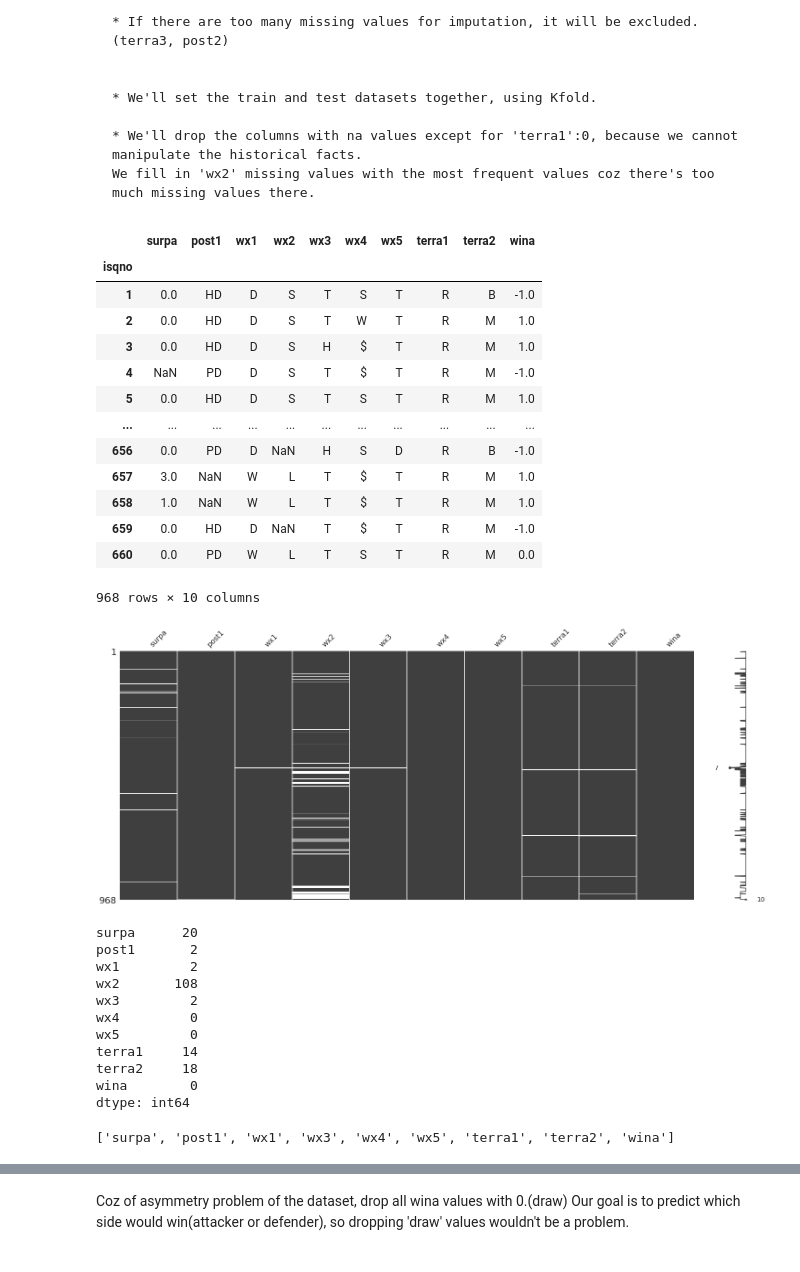
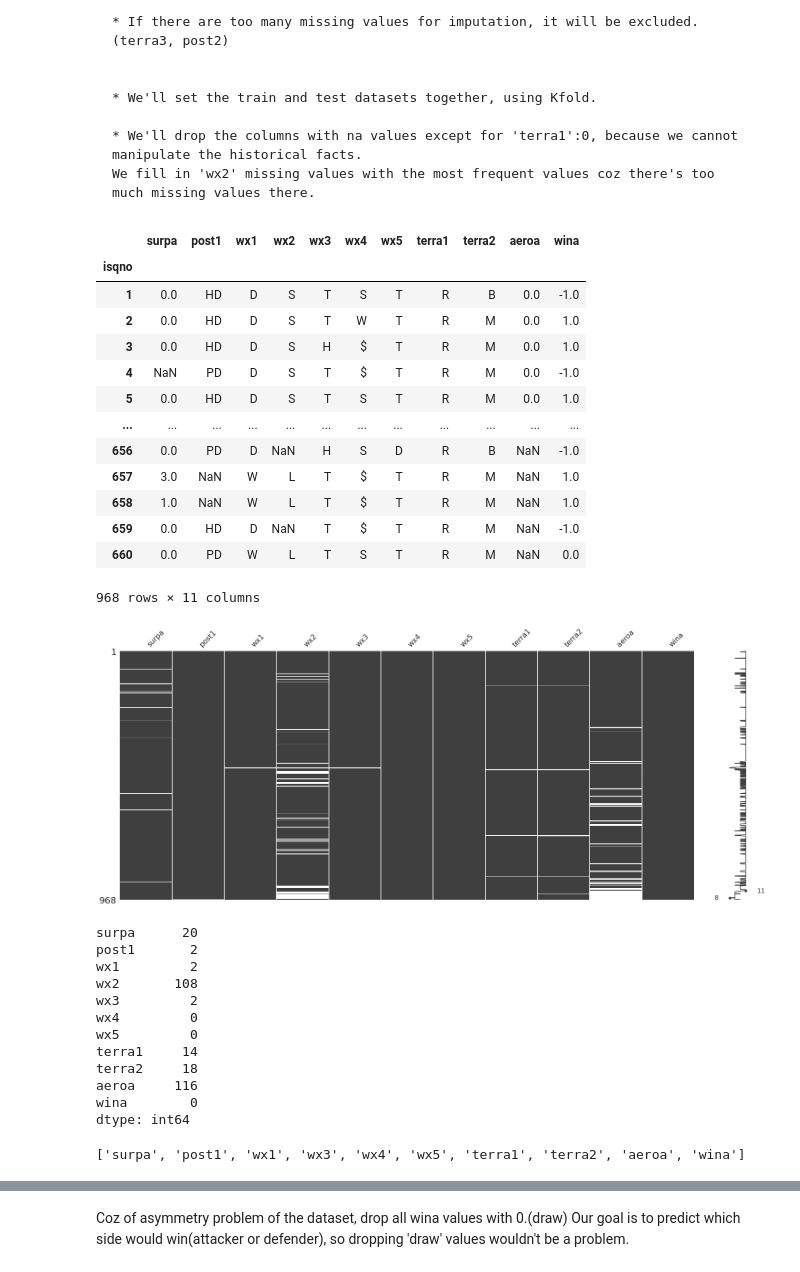
Before and after one commit to euihyeonmoon/Moonslab, a Jupyter notebook: victory-prediction.ipynb, the cells around one changed output, grey strips where cells are left out. Saved outputs shown, nothing was run; the diff lists cells and outputs as text; code cells hidden in the pictures.

```diff
--- a/victory-prediction.ipynb
+++ b/victory-prediction.ipynb
@@ -202,7 +202,7 @@ There are only 4 features that we're interested in, so we are gonna merge these
 df = pd.merge(battle, terrain , on="isqno")
 df = pd.merge(df, weather, on = "isqno")
 df.set_index('isqno', inplace = True)
-df = df[['surpa', 'post1', 'post2', 'wx1', 'wx2', 'wx3', 'wx4', 'wx5', 'terra1', 'terra2', 'terra3', 'wina']]
+df = df[['surpa', 'post1', 'post2', 'wx1', 'wx2', 'wx3', 'wx4', 'wx5', 'terra1', 'terra2', 'terra3', 'aeroa' , 'wina']]
 
 display(df.tail())
 # %% [output]
@@ -470,0 +482,4 @@ sns.countplot(x='wina', hue='post2',data= fortification ,palette='RdBu_r')
+# %%
+plt.figure(figsize = (12, 12))
+sns.set_style('whitegrid')
+sns.countplot(x='wina',hue='aeroa',data= aerial ,palette='RdBu_r')
@@ -479,29 +497,29 @@ Based on my assesment of the datasets, I'll make the following changes to the ta
     * We'll drop the columns with na values except for 'terra1':0, because we cannot manipulate the historical facts.
     We fill in 'wx2' missing values with the most frequent values coz there's too much missing values there.
 # %%
-df_combined = df[['surpa', 'post1', 'wx1', 'wx2', 'wx3', 'wx4', 'wx5', 'terra1', 'terra2', 'wina']]
+df_combined = df[['surpa', 'post1', 'wx1', 'wx2', 'wx3', 'wx4', 'wx5', 'terra1', 'terra2', 'aeroa', 'wina']]
 
 display(df_combined)
 
 msno.matrix(df_combined)
 plt.show()
 print(df_combined.isnull().sum())
 # %% [output]
-|  | surpa | post1 | wx1 | wx2 | wx3 | wx4 | wx5 | terra1 | terra2 | wina |
-| isqno |  |  |  |  |  |  |  |  |  |  |
-| 1 | 0.0 | HD | D | S | T | S | T | R | B | -1.0 |
-| 2 | 0.0 | HD | D | S | T | W | T | R | M | 1.0 |
-| 3 | 0.0 | HD | D | S | H | $ | T | R | M | 1.0 |
-| 4 | NaN | PD | D | S | T | $ | T | R | M | -1.0 |
-| 5 | 0.0 | HD | D | S | T | S | T | R | M | 1.0 |
-| ... | ... | ... | ... | ... | ... | ... | ... | ... | ... | ... |
-| 656 | 0.0 | PD | D | NaN | H | S | D | R | B | -1.0 |
-| 657 | 3.0 | NaN | W | L | T | $ | T | R | M | 1.0 |
-| 658 | 1.0 | NaN | W | L | T | $ | T | R | M | 1.0 |
-| 659 | 0.0 | HD | D | NaN | T | $ | T | R | M | -1.0 |
-| 660 | 0.0 | PD | W | L | T | S | T | R | M | 0.0 |
+|  | surpa | post1 | wx1 | wx2 | wx3 | wx4 | wx5 | terra1 | terra2 | aeroa | wina |
+| isqno |  |  |  |  |  |  |  |  |  |  |  |
+| 1 | 0.0 | HD | D | S | T | S | T | R | B | 0.0 | -1.0 |
+| 2 | 0.0 | HD | D | S | T | W | T | R | M | 0.0 | 1.0 |
+| 3 | 0.0 | HD | D | S | H | $ | T | R | M | 0.0 | 1.0 |
+| 4 | NaN | PD | D | S | T | $ | T | R | M | 0.0 | -1.0 |
+| 5 | 0.0 | HD | D | S | T | S | T | R | M | 0.0 | 1.0 |
+| ... | ... | ... | ... | ... | ... | ... | ... | ... | ... | ... | ... |
+| 656 | 0.0 | PD | D | NaN | H | S | D | R | B | NaN | -1.0 |
+| 657 | 3.0 | NaN | W | L | T | $ | T | R | M | NaN | 1.0 |
+| 658 | 1.0 | NaN | W | L | T | $ | T | R | M | NaN | 1.0 |
+| 659 | 0.0 | HD | D | NaN | T | $ | T | R | M | NaN | -1.0 |
+| 660 | 0.0 | PD | W | L | T | S | T | R | M | NaN | 0.0 |
-968 rows × 10 columns
+968 rows × 11 columns
-[figure, old version]
+[figure, new version]
 surpa      20
 post1       2
 wx1         2
@@ -511,6 +529,7 @@ wx4         0
 wx5         0
 terra1     14
 terra2     18
+aeroa     116
 wina        0
 dtype: int64
 # %%
@@ -527,7 +546,7 @@ def asdf(*args):
 column_list = asdf(df_combined.columns)
 print(column_list)
 # %% [output]
-['surpa', 'post1', 'wx1', 'wx3', 'wx4', 'wx5', 'terra1', 'terra2', 'wina']
+['surpa', 'post1', 'wx1', 'wx3', 'wx4', 'wx5', 'terra1', 'terra2', 'aeroa', 'wina']
 # %%
 df_combined = df_combined[column_list].dropna()
 display(df_combined) #926 datas left
```
Also changed, not shown: parts of 70 cells of this notebook.
